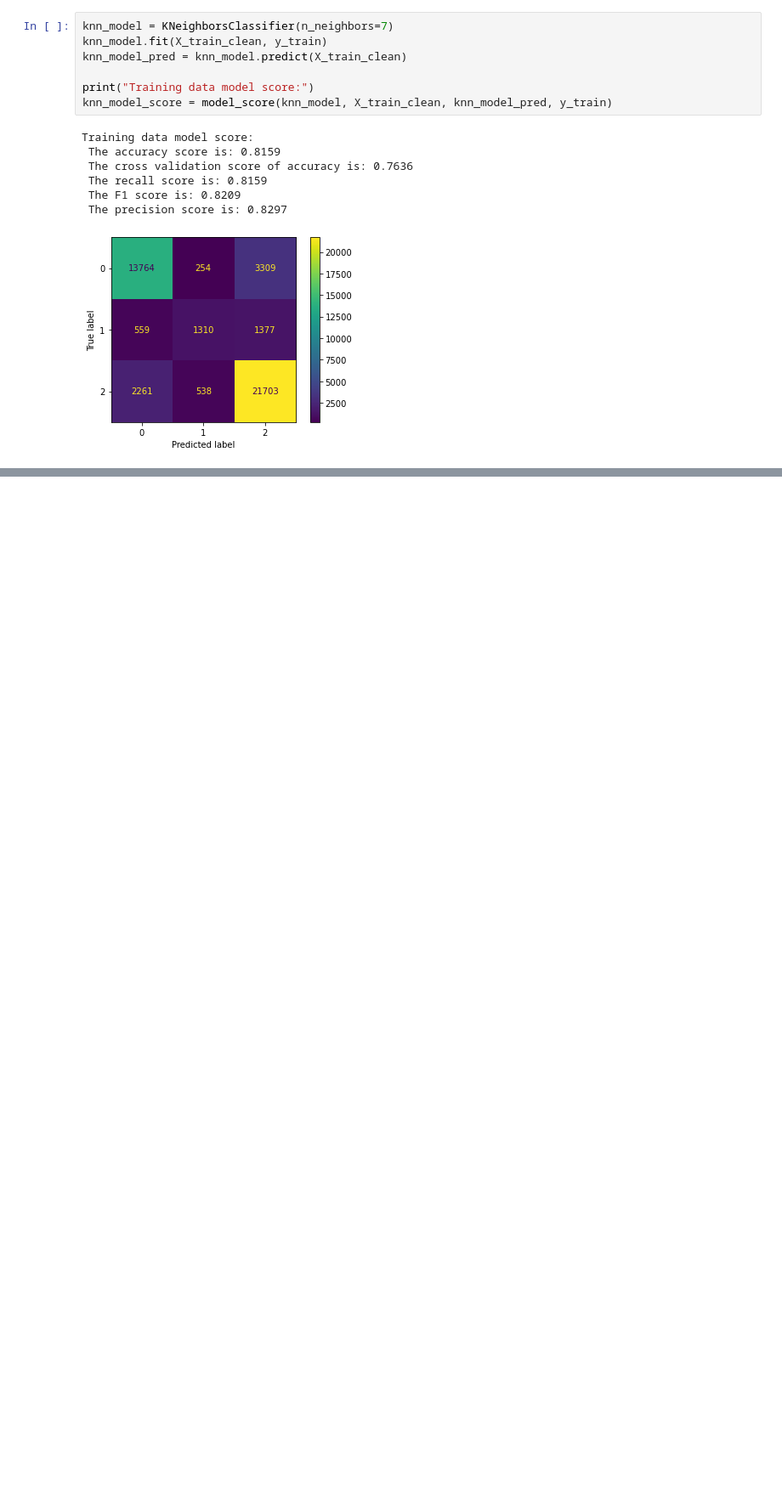
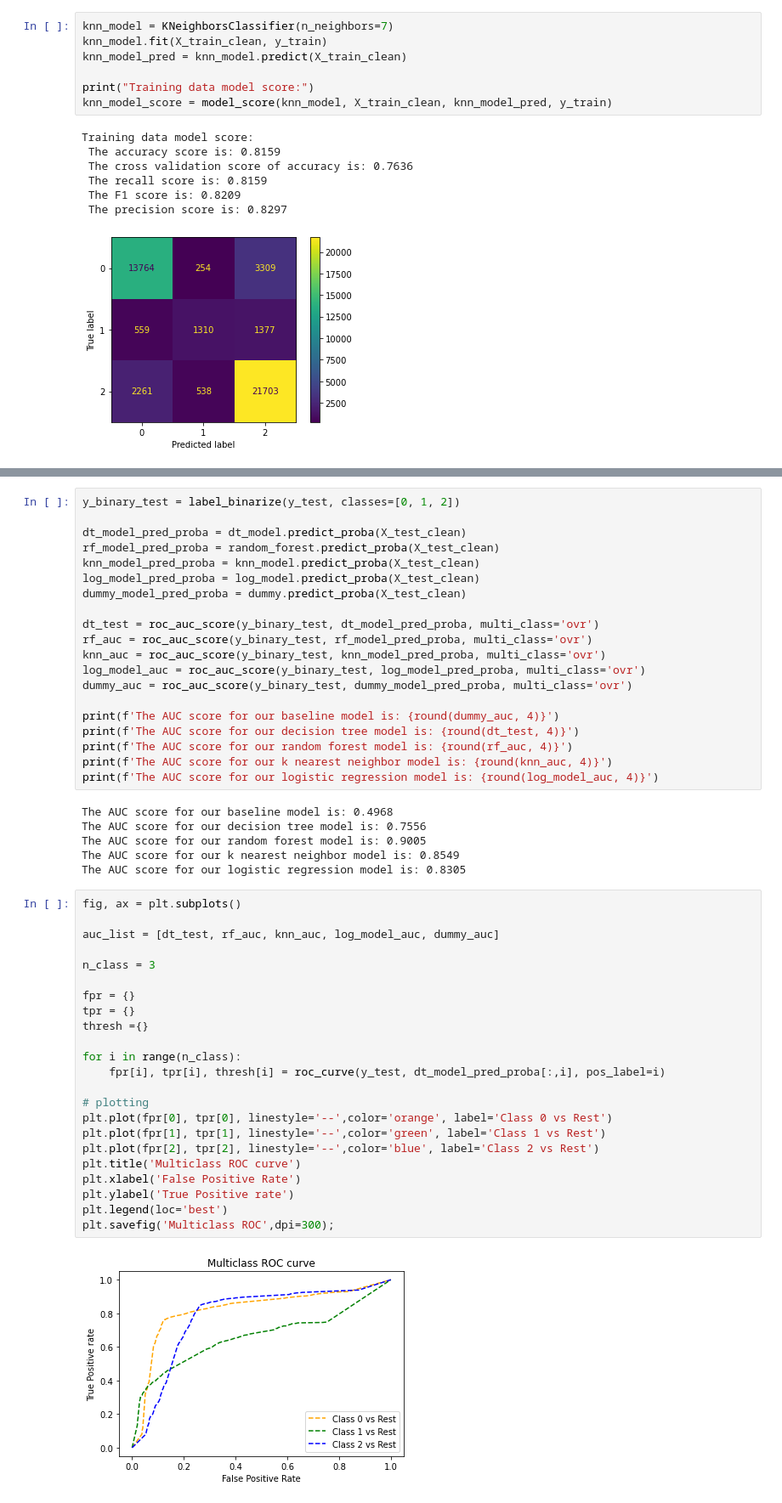
Before and after one commit to Alarsen16/Tanzanian_Water_Wells_Status, a Jupyter notebook: Final Notebook.ipynb, the cells around one changed output, grey strips where cells are left out. Shown at 85% size. Cells and saved outputs as stored; diff of their text form; blank space fills up the shorter version.

Commit message:
added auc curves for our 5 models

```diff
--- a/Final Notebook.ipynb
+++ b/Final Notebook.ipynb
@@ -447,0 +434,51 @@ Best estimator score 0.8075250687727393
+# %%
+y_binary_test = label_binarize(y_test, classes=[0, 1, 2])
+
+dt_model_pred_proba = dt_model.predict_proba(X_test_clean)
+rf_model_pred_proba = random_forest.predict_proba(X_test_clean)
+knn_model_pred_proba = knn_model.predict_proba(X_test_clean)
+log_model_pred_proba = log_model.predict_proba(X_test_clean)
+dummy_model_pred_proba = dummy.predict_proba(X_test_clean)
+
+dt_test = roc_auc_score(y_binary_test, dt_model_pred_proba, multi_class='ovr')
+rf_auc = roc_auc_score(y_binary_test, rf_model_pred_proba, multi_class='ovr')
+knn_auc = roc_auc_score(y_binary_test, knn_model_pred_proba, multi_class='ovr')
+log_model_auc = roc_auc_score(y_binary_test, log_model_pred_proba, multi_class='ovr')
+dummy_auc = roc_auc_score(y_binary_test, dummy_model_pred_proba, multi_class='ovr')
+
+print(f'The AUC score for our baseline model is: {round(dummy_auc, 4)}')
+print(f'The AUC score for our decision tree model is: {round(dt_test, 4)}')
+print(f'The AUC score for our random forest model is: {round(rf_auc, 4)}')
+print(f'The AUC score for our k nearest neighbor model is: {round(knn_auc, 4)}')
+print(f'The AUC score for our logistic regression model is: {round(log_model_auc, 4)}')
+# %% [output]
+The AUC score for our baseline model is: 0.4968
+The AUC score for our decision tree model is: 0.7556
+The AUC score for our random forest model is: 0.9005
+The AUC score for our k nearest neighbor model is: 0.8549
+The AUC score for our logistic regression model is: 0.8305
+# %%
+fig, ax = plt.subplots()
+
+auc_list = [dt_test, rf_auc, knn_auc, log_model_auc, dummy_auc]
+
+n_class = 3
+
+fpr = {}
+tpr = {}
+thresh ={}
+
+for i in range(n_class):
+    fpr[i], tpr[i], thresh[i] = roc_curve(y_test, dt_model_pred_proba[:,i], pos_label=i)
+
+# plotting
+plt.plot(fpr[0], tpr[0], linestyle='--',color='orange', label='Class 0 vs Rest')
+plt.plot(fpr[1], tpr[1], linestyle='--',color='green', label='Class 1 vs Rest')
+plt.plot(fpr[2], tpr[2], linestyle='--',color='blue', label='Class 2 vs Rest')
+plt.title('Multiclass ROC curve')
+plt.xlabel('False Positive Rate')
+plt.ylabel('True Positive rate')
+plt.legend(loc='best')
+plt.savefig('Multiclass ROC',dpi=300);
+# %% [output]
+[figure, added]
```
Also changed, not shown: parts of 12 cells of this notebook.
